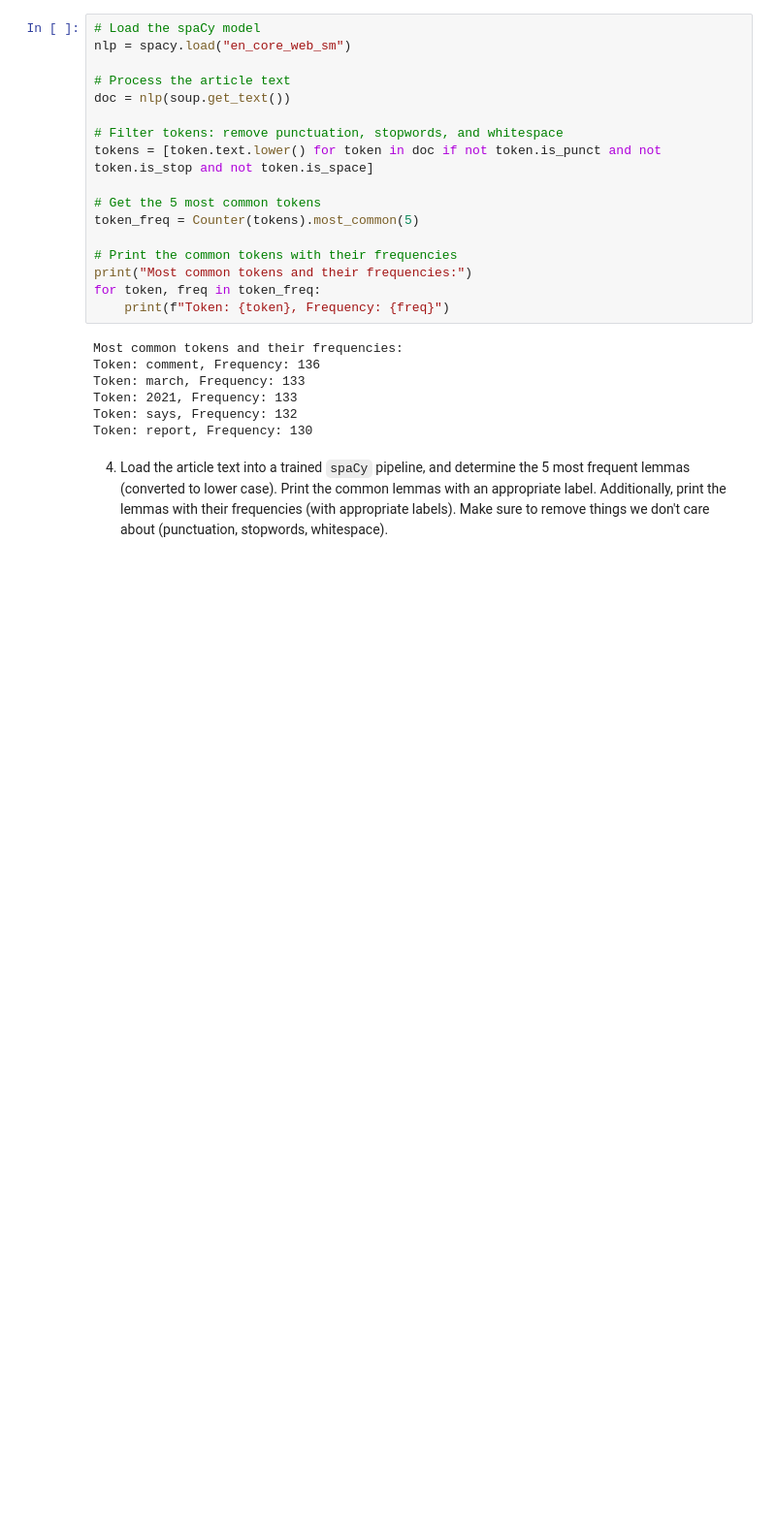
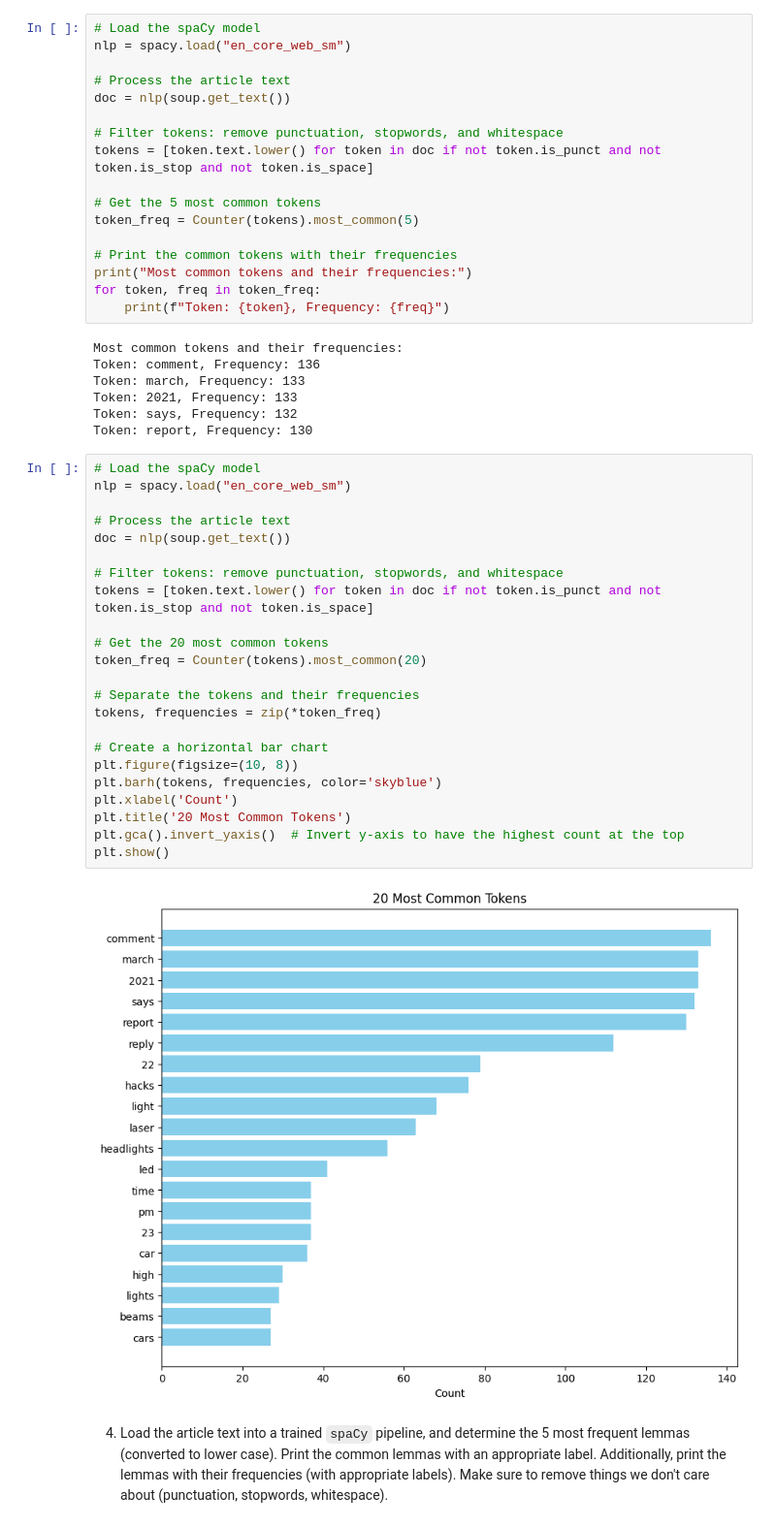
Before and after one commit to drpafowler/web-scraping-philip, a Jupyter notebook: web-scraping.ipynb, the cells around one changed output. Shown at 97% size. Drawn from its saved outputs; the diff is of its cells as text; blank space fills up the shorter version.

Commit message:
added bar graphs

```diff
--- a/web-scraping.ipynb
+++ b/web-scraping.ipynb
@@ -85,6 +86,31 @@ Token: march, Frequency: 133
 Token: 2021, Frequency: 133
 Token: says, Frequency: 132
 Token: report, Frequency: 130
+# %%
+# Load the spaCy model
+nlp = spacy.load("en_core_web_sm")
+
+# Process the article text
+doc = nlp(soup.get_text())
+
+# Filter tokens: remove punctuation, stopwords, and whitespace
+tokens = [token.text.lower() for token in doc if not token.is_punct and not token.is_stop and not token.is_space]
+
+# Get the 20 most common tokens
+token_freq = Counter(tokens).most_common(20)
+
+# Separate the tokens and their frequencies
+tokens, frequencies = zip(*token_freq)
+
+# Create a horizontal bar chart
+plt.figure(figsize=(10, 8))
+plt.barh(tokens, frequencies, color='skyblue')
+plt.xlabel('Count')
+plt.title('20 Most Common Tokens')
+plt.gca().invert_yaxis()  # Invert y-axis to have the highest count at the top
+plt.show()
+# %% [output]
+[figure, added]
 # %% [markdown]
 4. Load the article text into a trained `spaCy` pipeline, and determine the 5 most frequent lemmas (converted to lower case).  Print the common lemmas with an appropriate label.  Additionally, print the lemmas with their frequencies (with appropriate labels). Make sure to remove things we don't care about (punctuation, stopwords, whitespace).
 # %%
```
Also changed, not shown: parts of 2 cells of this notebook.
